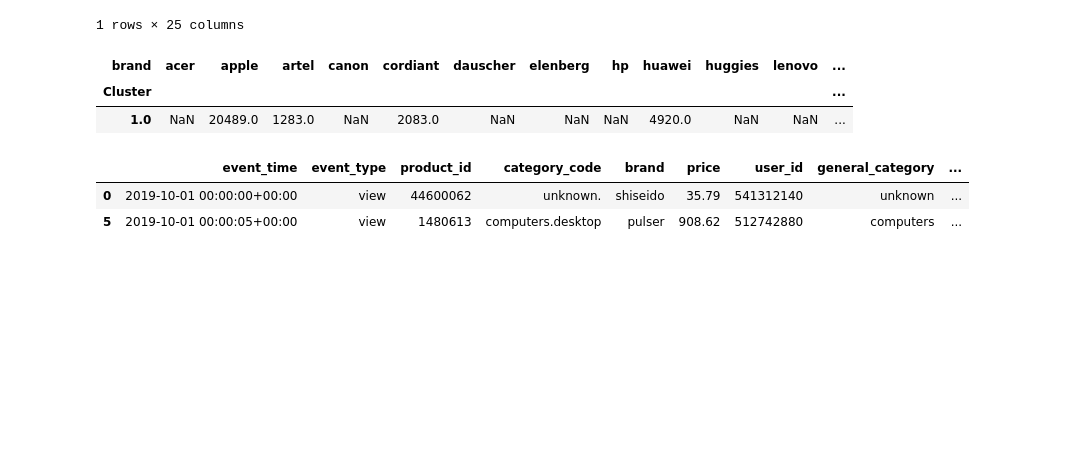
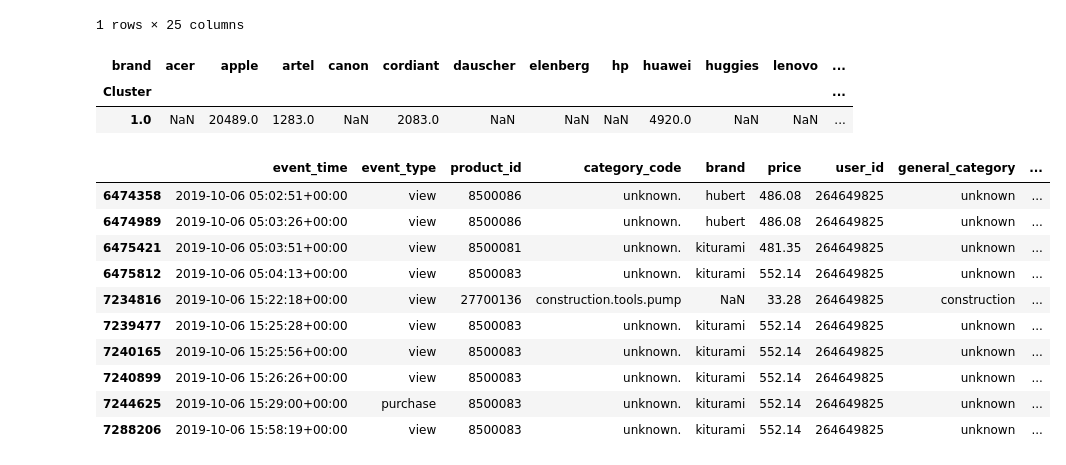
Before and after one commit to HyunsungRyu/Ecommerce_analysis, a Jupyter notebook: customer_behavior_log_analysis.ipynb, the cells around one changed output. Drawn from its saved outputs; the diff is of its cells as text; code cells hidden in the pictures; blank space fills up the shorter version.

```diff
--- a/customer_behavior_log_analysis.ipynb
+++ b/customer_behavior_log_analysis.ipynb
@@ -470,3 +470,6 @@ plt.tight_layout()
 plt.show()
 # %% [output]
 [figure]
+# %%
+df['user_session'] = df['user_session'].astype('category').cat.codes
+df.head()
@@ -473 +483,8 @@ plt.show()
+# %%
+view = df[df['event_type'] == 'view']
+df = df[df['event_type'] != 'view']
+view = view.drop_duplicates(subset=['user_id', 'product_id', 'user_session'])
+
+df = pd.concat([df, view], ignore_index=True)
+df.sort_values(by=['user_id', 'event_time'], inplace=True)
 # %%
@@ -632,9 +664,19 @@ display(inactive_popular_brands)
 | brand | acer | apple | artel | canon | cordiant | dauscher | elenberg | hp | huawei | huggies | lenovo | ... |
 | Cluster |  |  |  |  |  |  |  |  |  |  |  | ... |
 | 1.0 | NaN | 20489.0 | 1283.0 | NaN | 2083.0 | NaN | NaN | NaN | 4920.0 | NaN | NaN | ... |
+# %%
+df = df.sort_values(by=['user_id', 'event_time'])
 # %%
-df.head(2)
+df.head(10)
 # %% [output]
 |  | event_time | event_type | product_id | category_code | brand | price | user_id | general_category | ... |
-| 0 | 2019-10-01 00:00:00+00:00 | view | 44600062 | unknown. | shiseido | 35.79 | 541312140 | unknown | ... |
-| 5 | 2019-10-01 00:00:05+00:00 | view | 1480613 | computers.desktop | pulser | 908.62 | 512742880 | computers | ... |
+| 6474358 | 2019-10-06 05:02:51+00:00 | view | 8500086 | unknown. | hubert | 486.08 | 264649825 | unknown | ... |
+| 6474989 | 2019-10-06 05:03:26+00:00 | view | 8500086 | unknown. | hubert | 486.08 | 264649825 | unknown | ... |
+| 6475421 | 2019-10-06 05:03:51+00:00 | view | 8500081 | unknown. | kiturami | 481.35 | 264649825 | unknown | ... |
+| 6475812 | 2019-10-06 05:04:13+00:00 | view | 8500083 | unknown. | kiturami | 552.14 | 264649825 | unknown | ... |
+| 7234816 | 2019-10-06 15:22:18+00:00 | view | 27700136 | construction.tools.pump | NaN | 33.28 | 264649825 | construction | ... |
+| 7239477 | 2019-10-06 15:25:28+00:00 | view | 8500083 | unknown. | kiturami | 552.14 | 264649825 | unknown | ... |
+| 7240165 | 2019-10-06 15:25:56+00:00 | view | 8500083 | unknown. | kiturami | 552.14 | 264649825 | unknown | ... |
+| 7240899 | 2019-10-06 15:26:26+00:00 | view | 8500083 | unknown. | kiturami | 552.14 | 264649825 | unknown | ... |
+| 7244625 | 2019-10-06 15:29:00+00:00 | purchase | 8500083 | unknown. | kiturami | 552.14 | 264649825 | unknown | ... |
+| 7288206 | 2019-10-06 15:58:19+00:00 | view | 8500083 | unknown. | kiturami | 552.14 | 264649825 | unknown | ... |
```
Also changed, not shown: parts of 7 cells of this notebook.
